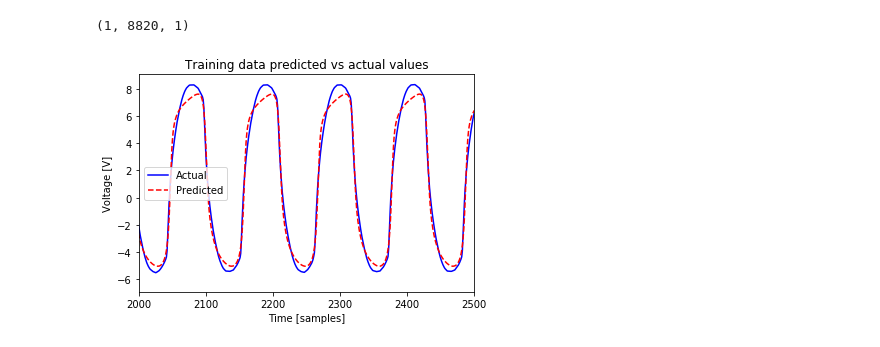
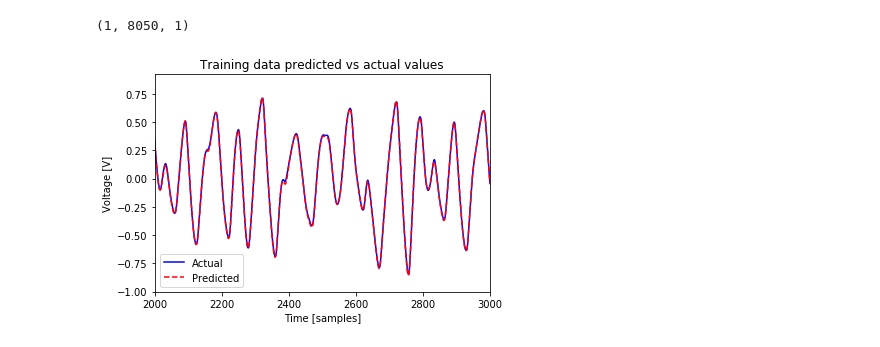
Before and after one commit to jatinchowdhury18/KlonCentaur, a Jupyter notebook: GainStageML/RNN_gain50.ipynb, the cells around one changed output. Drawn from its saved outputs; the diff is of its cells as text; code cells hidden in the pictures.

Commit message:
Updated RNN models [ci skip]

```diff
--- a/GainStageML/RNN_gain50.ipynb
+++ b/GainStageML/RNN_gain50.ipynb
@@ -26,15 +27,12 @@ random.shuffle(data)
 x_values = []
 y_values = []
 
-KNOB_SET = 0.5
+for d in data:
+    x_values.append(d[0][14000:])
+    y_values.append(d[1][14000:])
 
-for d in data:
-    if d[0][1][0] == KNOB_SET:
-        x_values.append(d[0][0])
-        y_values.append(d[0][2])
-
-x_values = np.asarray(x_values) - 4.5
-y_values = np.asarray(y_values) - 4.5
+x_values = np.asarray(x_values) / 2**15
+y_values = (np.asarray(y_values) / 2**15) * 2
 print(np.shape(x_values))
 print(np.shape(y_values))
 # %% [output]
@@ -54,8 +53,8 @@ x_values = x_values.astype(np.float32)
 y_values = y_values.astype(np.float32)
 # %%
 # split into training and validation data
-NUM_TRAIN = 70
-NUM_VAL = 11
+NUM_TRAIN = 400
+NUM_VAL = 25
 x_train, x_val = np.split(x_values, [NUM_TRAIN])
 y_train, y_val = np.split(y_values, [NUM_TRAIN])
 
@@ -69,10 +68,11 @@ print(np.shape(y_train))
 # %%
 # reshape data
-IN_train    = np.reshape(x_train, (NUM_TRAIN, 8820, 1))
-IN_validate = np.reshape(x_val,   (NUM_VAL,   8820, 1))
+NUM_SAMPLES=8050
+IN_train    = np.reshape(x_train, (NUM_TRAIN, NUM_SAMPLES, 1))
+IN_validate = np.reshape(x_val,   (NUM_VAL,   NUM_SAMPLES, 1))
 
-OUT_train    = np.reshape(y_train, (NUM_TRAIN, 8820, 1))
-OUT_validate = np.reshape(y_val,   (NUM_VAL,   8820, 1))
+OUT_train    = np.reshape(y_train, (NUM_TRAIN, NUM_SAMPLES, 1))
+OUT_validate = np.reshape(y_val,   (NUM_VAL,   NUM_SAMPLES, 1))
 
 print(np.shape(IN_train))
 # %% [output]
@@ -81,13 +81,13 @@ print(np.shape(IN_train))
 model = tf.keras.Sequential()
 
 # GRU Layer
-model.add(keras.layers.GRU(units=16, input_shape=(8820,1), return_sequences=True, bias_initializer='zeros'))
+model.add(keras.layers.GRU(units=8, input_shape=(NUM_SAMPLES,1), return_sequences=True, bias_initializer='random_uniform'))
 
 # Final layer is 1 neuron -> single value output
 model.add(keras.layers.Dense(1))
 
 # Adam optimizer
-opt = keras.optimizers.Adam(learning_rate=5.0e-4)
+opt = keras.optimizers.Adam(learning_rate=2.0e-3)
 
 # Error-to-Signal ratio loss function
 def esr_loss(target_y, predicted_y):
@@ -162,20 +162,19 @@ plt.show()
 # %%
 # Test prediction
-idx = 2
-predictions = model.predict(x_train[idx].reshape(1, 8820, 1))
-
+idx = 3
+predictions = model.predict(x_train[idx].reshape(1, NUM_SAMPLES, 1))
 print(np.shape(predictions))
 
 # Plot the predictions along with to the test data
 plt.clf()
 plt.title('Training data predicted vs actual values')
 plt.plot(y_train[idx], 'b', label='Actual')
 plt.plot(predictions.flatten(), 'r--', label='Predicted')
 plt.legend()
-plt.xlim(2000, 2500)
+plt.xlim(2000, 3000)
 plt.xlabel('Time [samples]')
 plt.ylabel('Voltage [V]')
 plt.show()
 # %% [output]
-(1, 8820, 1)
+(1, 8050, 1)
-[figure, old version]
+[figure, new version]
```
Also changed, not shown: parts of 13 cells of this notebook, 12 other files.
